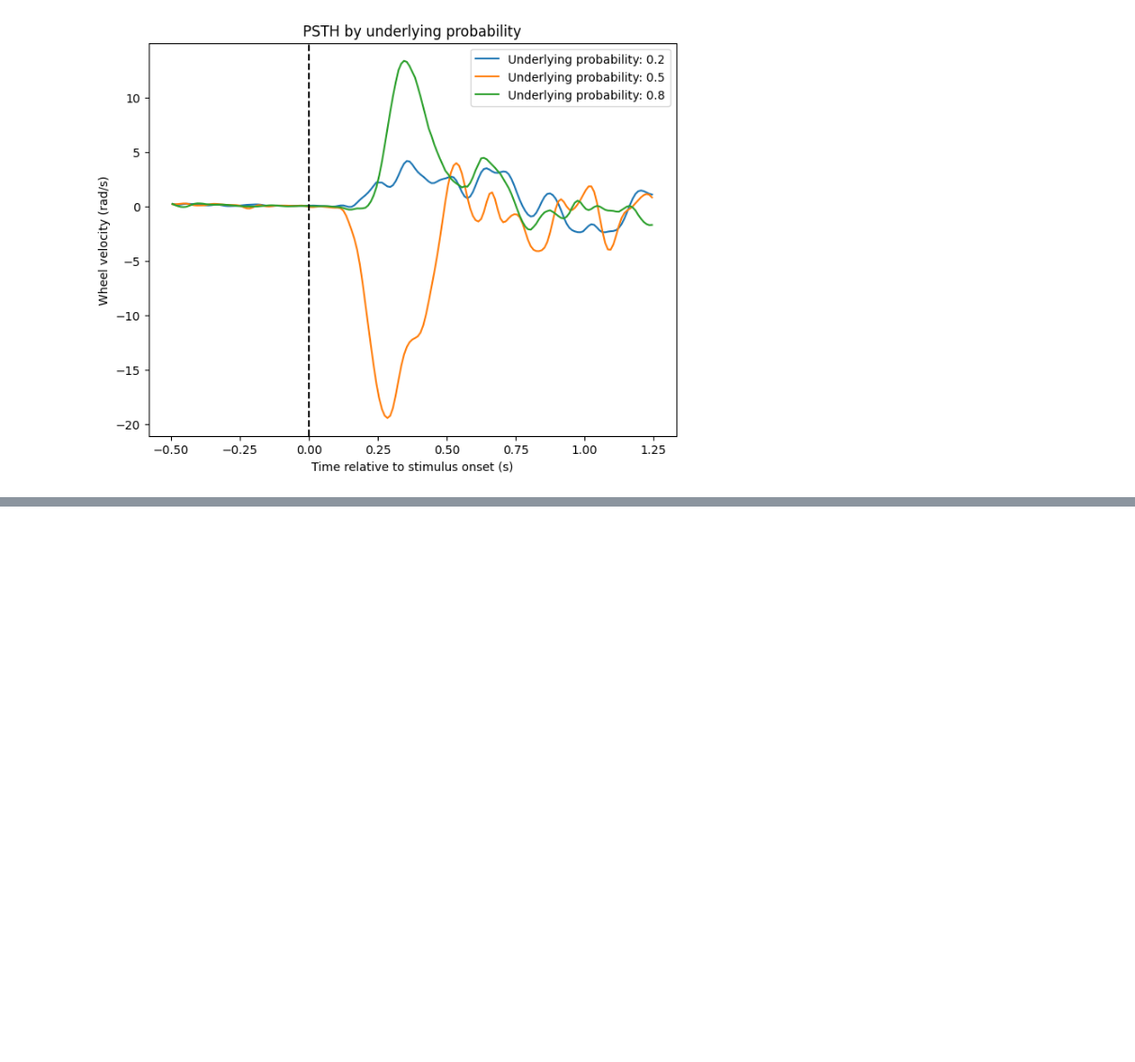
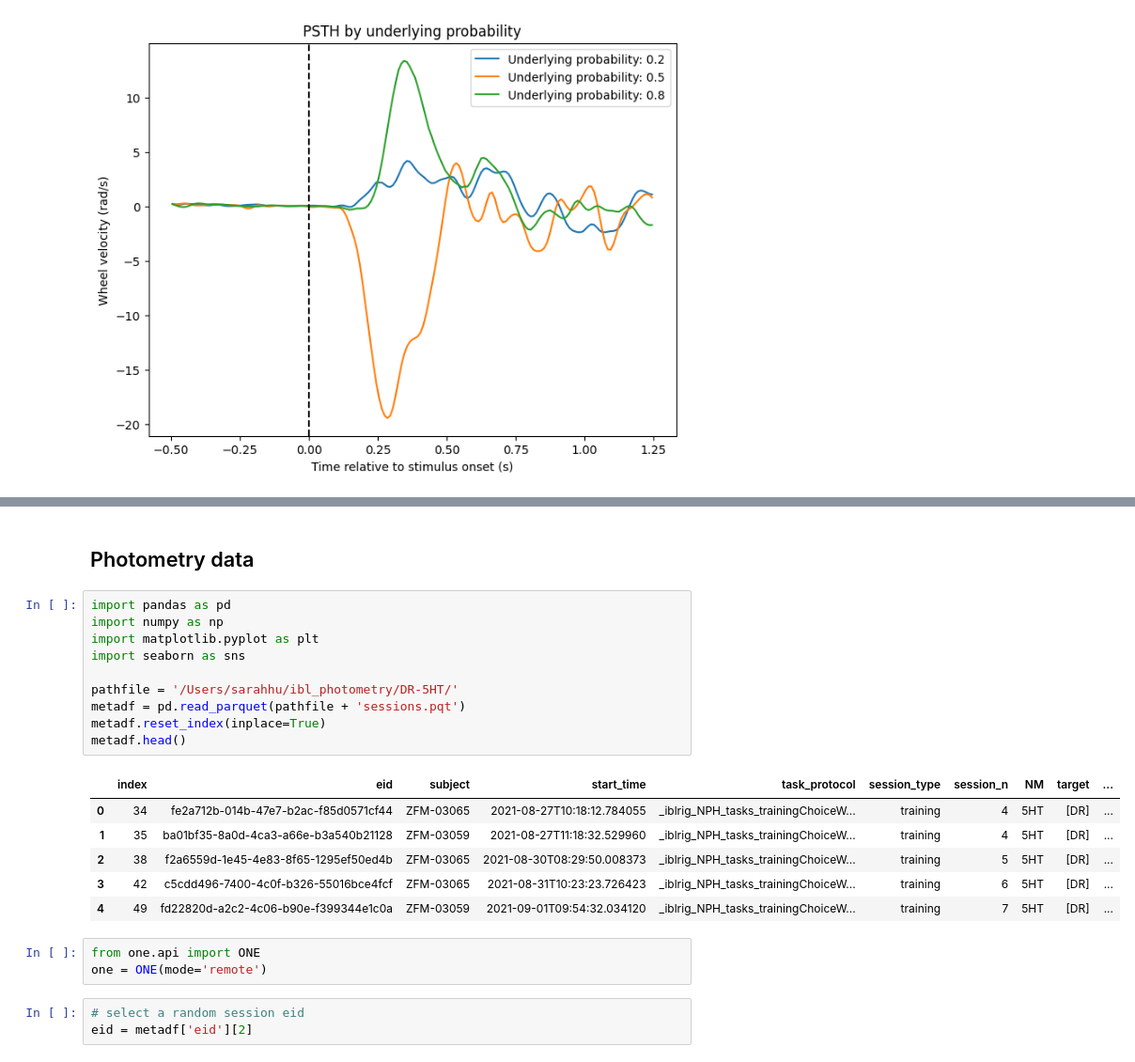
Before and after one commit to davcrom/ibl_neuromodulators, a Jupyter notebook: 02_serotonin_rpe.ipynb, the cells around one changed output, grey strips where cells are left out. Shown: that part at 94% size. Saved outputs shown, nothing was run; the diff lists cells and outputs as text; blank space fills up the shorter version.

```diff
--- a/02_serotonin_rpe.ipynb
+++ b/02_serotonin_rpe.ipynb
@@ -418,0 +509,25 @@ plt.show()
+# %% [markdown]
+## Photometry data
+# %%
+import pandas as pd
+import numpy as np
+import matplotlib.pyplot as plt
+import seaborn as sns
+
+pathfile = '/Users/sarahhu/ibl_photometry/DR-5HT/'
+metadf = pd.read_parquet(pathfile + 'sessions.pqt')
+metadf.reset_index(inplace=True)
+metadf.head()
+# %% [output]
+|  | index | eid | subject | start_time | task_protocol | session_type | session_n | NM | target | ... |
+| 0 | 34 | fe2a712b-014b-47e7-b2ac-f85d0571cf44 | ZFM-03065 | 2021-08-27T10:18:12.784055 | _iblrig_NPH_tasks_trainingChoiceW... | training | 4 | 5HT | [DR] | ... |
+| 1 | 35 | ba01bf35-8a0d-4ca3-a66e-b3a540b21128 | ZFM-03059 | 2021-08-27T11:18:32.529960 | _iblrig_NPH_tasks_trainingChoiceW... | training | 4 | 5HT | [DR] | ... |
+| 2 | 38 | f2a6559d-1e45-4e83-8f65-1295ef50ed4b | ZFM-03065 | 2021-08-30T08:29:50.008373 | _iblrig_NPH_tasks_trainingChoiceW... | training | 5 | 5HT | [DR] | ... |
+| 3 | 42 | c5cdd496-7400-4c0f-b326-55016bce4fcf | ZFM-03065 | 2021-08-31T10:23:23.726423 | _iblrig_NPH_tasks_trainingChoiceW... | training | 6 | 5HT | [DR] | ... |
+| 4 | 49 | fd22820d-a2c2-4c06-b90e-f399344e1c0a | ZFM-03059 | 2021-09-01T09:54:32.034120 | _iblrig_NPH_tasks_trainingChoiceW... | training | 7 | 5HT | [DR] | ... |
+# %%
+from one.api import ONE
+one = ONE(mode='remote')
+# %%
+# select a random session eid
+eid = metadf['eid'][2]
```
Also changed, not shown: parts of 10 cells of this notebook.
